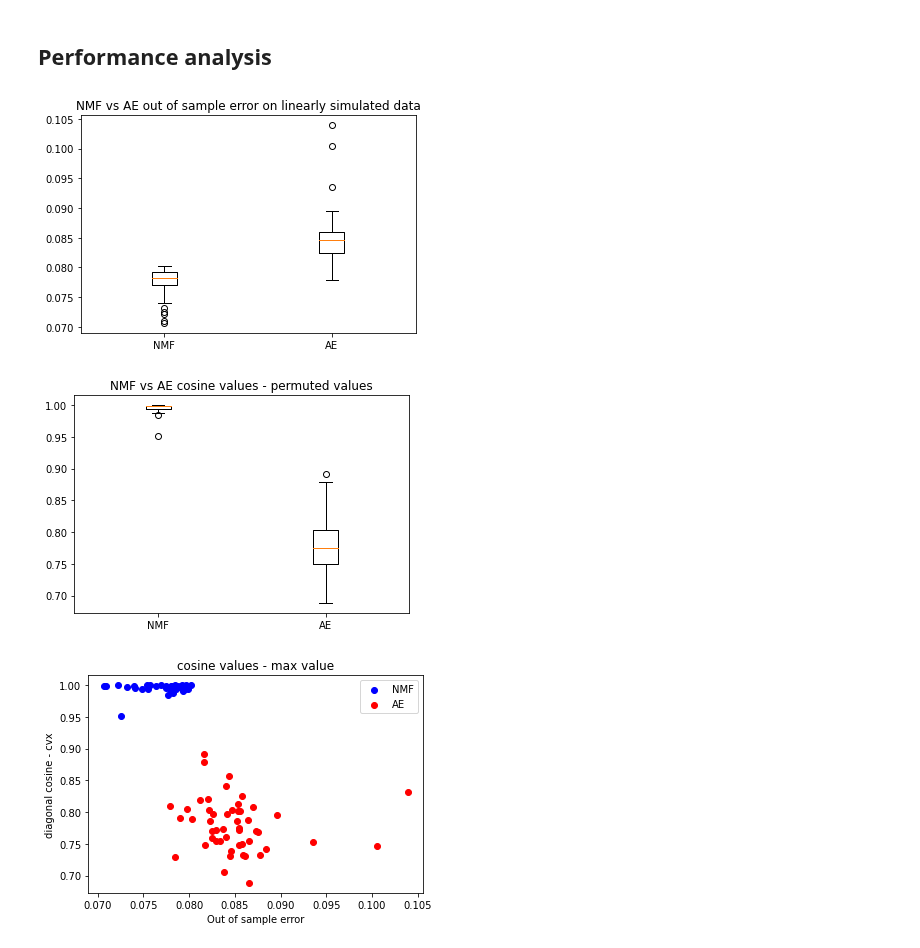
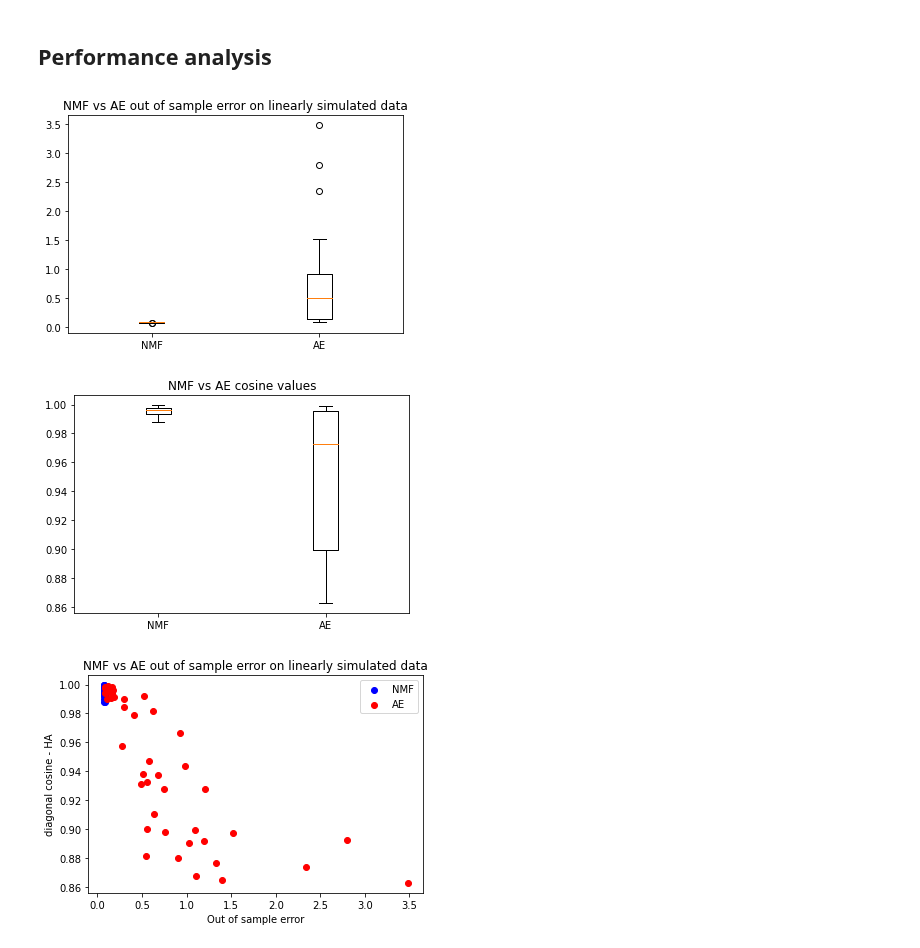
Before and after one commit to CLINDA-AAU/AAUtoSig, a Jupyter notebook: out_error_linear.ipynb, the cells around one changed output. Saved outputs shown, nothing was run; the diff lists cells and outputs as text; code cells hidden in the pictures.

```diff
--- a/out_error_linear.ipynb
+++ b/out_error_linear.ipynb
@@ -24,7 +25,7 @@ def split_data(data, frac_1):
 # NMF performance
 # %%
 def out_errorNMF(train_df, validation_df, nsigs ,true_sigs):
-  model = NMF(n_components=nsigs, init='random', max_iter = 1000)
+  model = NMF(n_components=nsigs, init='random', max_iter = 500, solver = 'mu')
   exposures = model.fit_transform(train_df)
   signatures = model.components_
 
@@ -39,6 +40,7 @@ def out_errorNMF(train_df, validation_df, nsigs ,true_sigs):
 # AAUtoSig performance
 # %%
 def out_error_AAUtoSig(train_df, validation_df, nsigs,true_sigs):
+    params = optuna_tune(train_df, nsigs, model_name= "AAUtoSig")
     model = AAUtoSig(nsigs)
 
     # Validation using MSE Loss function
@@ -46,16 +48,14 @@ def out_error_AAUtoSig(train_df, validation_df, nsigs,true_sigs):
 
      # Using an Adam Optimizer with lr = 1e-3
     optimizer = torch.optim.Adam(model.parameters(),
-                            lr = 1e-3)
-    train_AAUtoSig(1000, model, train_df, loss_function= loss, optimizer=optimizer, batch_size= 32)
+                            lr = params['lr1'])
+    train_AAUtoSig(500, model, train_df, loss_function= loss, optimizer=optimizer, batch_size= params['batch_size'])
 
     signatures = model.dec1.weight.data
     signatures = pd.DataFrame(signatures.numpy())
-
     validation_tensor = torch.tensor(validation_df.values,
                              dtype = torch.float32)
     rec_data = model(validation_tensor)
-
     MSE = np.mean(((validation_df - rec_data.detach().numpy())**2).to_numpy())
     #return(MSE)
     Y = cosine_HA(signatures.T, true_sigs.T)
@@ -73,29 +73,29 @@ def performance_analysis(npatients, nsigs):
   cosineNMF_perm, outNMF = out_errorNMF(train_data_l, validation_data_l, nsigs, signatures_l)
   cosineAE_perm, outAE = out_error_AAUtoSig(train_data_l, validation_data_l, nsigs, signatures_l)
   return [cosineNMF_perm, outNMF, cosineAE_perm, outAE]
-asd = [performance_analysis(2000, 7) for _ in range(50)]
+asd = [performance_analysis(2000, 7) for _ in range(5)]
 result = pd.DataFrame(asd)
 result.columns = ["cosineNMF_perm", "outNMF", "cosineAE_perm", "outAE"]
 # %%
 plt.boxplot(result[['outNMF', 'outAE']], labels = ["NMF", "AE"])
 plt.title('NMF vs AE out of sample error on linearly simulated data')
 plt.show()
 
 plt.boxplot(result[['cosineNMF_perm', 'cosineAE_perm']] ,labels = ["NMF", "AE"])
-plt.title('NMF vs AE cosine values - permuted values')
+plt.title('NMF vs AE cosine values')
 plt.show()
 
 
 
 plt.scatter(y = result['cosineNMF_perm'], x = result['outNMF'], c = 'blue', label = 'NMF')
 plt.scatter(y = result['cosineAE_perm'], x = result['outAE'], c = 'red', label = 'AE')
 plt.xlabel('Out of sample error')
-plt.ylabel('diagonal cosine - cvx')
-plt.title('cosine values - max value')
+plt.ylabel('diagonal cosine - HA')
+plt.title('NMF vs AE out of sample error on linearly simulated data')
 plt.legend()
 plt.show()
 #plt.savefig('linear.png', transparent=True)
 # %% [output]
-[figure, old version]
+[figure, new version]
-[figure, old version]
+[figure, new version]
-[figure, old version]
+[figure, new version]
```
Also changed, not shown: parts of 1 cell of this notebook, 11 other files.
